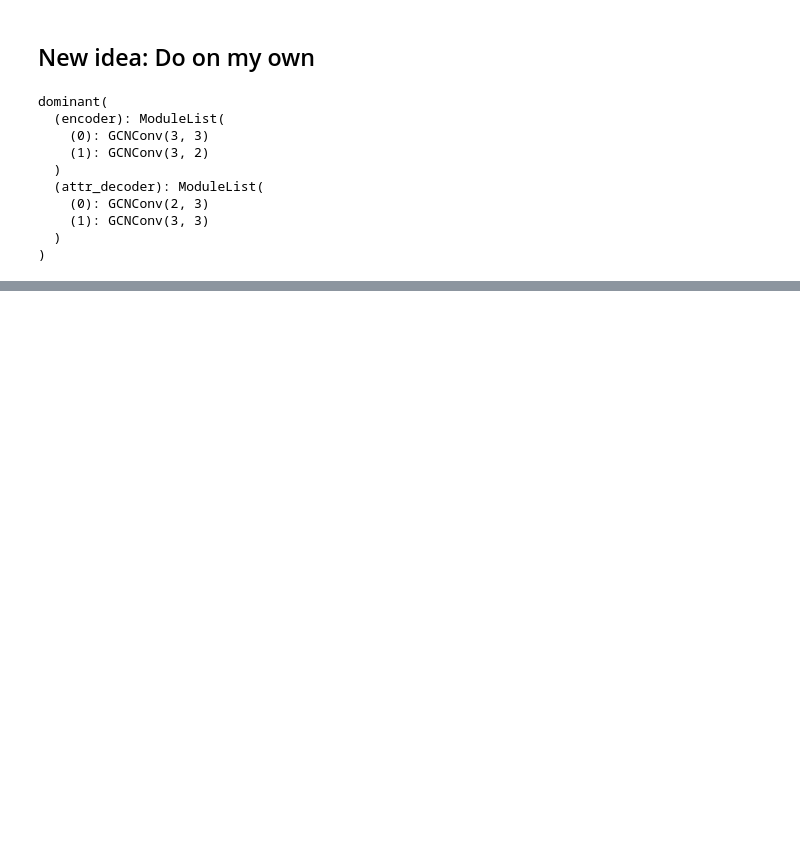
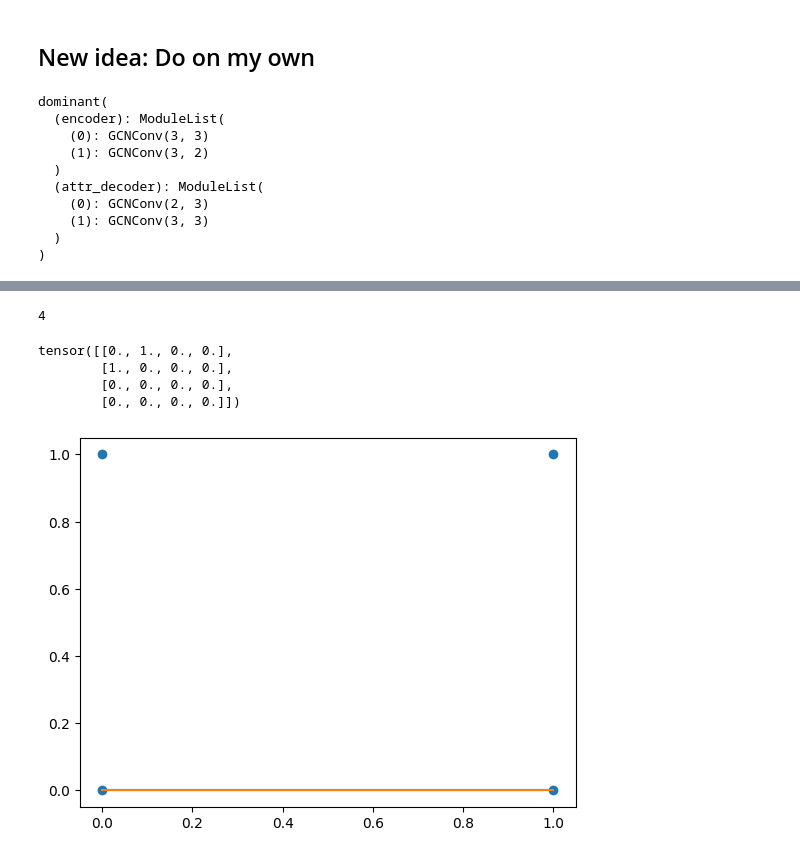
Before and after one commit to SteWey0/Computerpraktikum, a Jupyter notebook: autoencoder_test.ipynb, the cells around one changed output, grey strips where cells are left out. Cells and saved outputs as stored; diff of their text form; code cells hidden in the pictures; blank space fills up the shorter version.

```diff
--- a/autoencoder_test.ipynb
+++ b/autoencoder_test.ipynb
@@ -101,0 +108,16 @@ Epoch: 010, Training Loss: 4.5434
+# %%
+x = np.array([[0,0], [1,0], [0,1], [1,1]])
+print(len(x))
+edge_index = np.array([[0,1], [1,0]], dtype=np.int64)
+fig, ax = plt.subplots()
+ax.scatter(x[:,0], x[:,1])
+for i in range(edge_index.shape[1]):
+    ax.plot(x[edge_index[:,i],0], x[edge_index[:,i],1], c=cmap[i])
+tg.utils.to_dense_adj(torch.tensor(edge_index), max_num_nodes=4)[0]
+# %% [output]
+4
+tensor([[0., 1., 0., 0.],
+        [1., 0., 0., 0.],
+        [0., 0., 0., 0.],
+        [0., 0., 0., 0.]])
+[figure, added]
```
Also changed, not shown: parts of 3 cells of this notebook, 4 other files.
